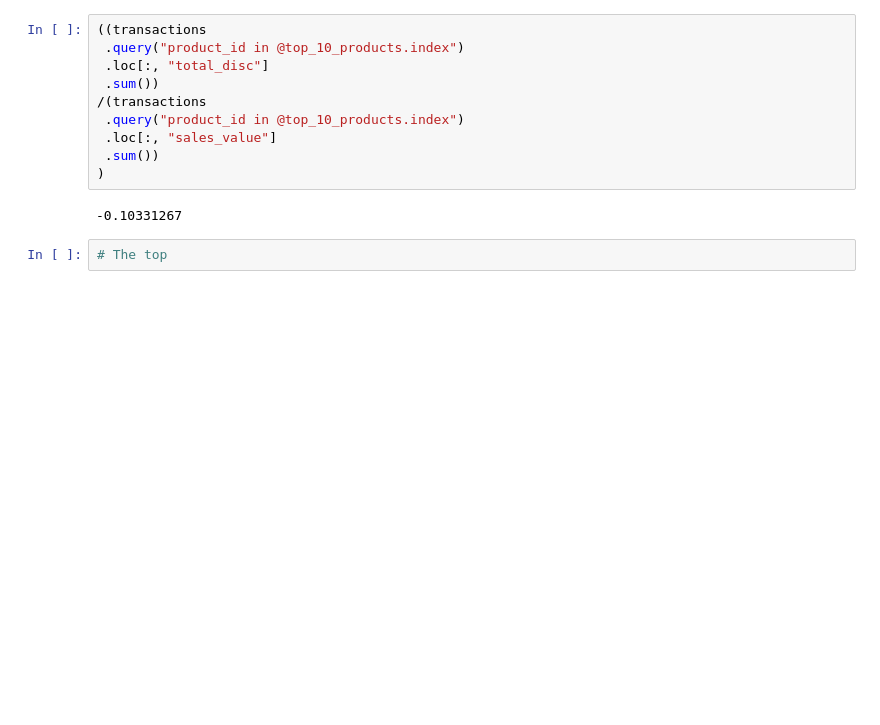
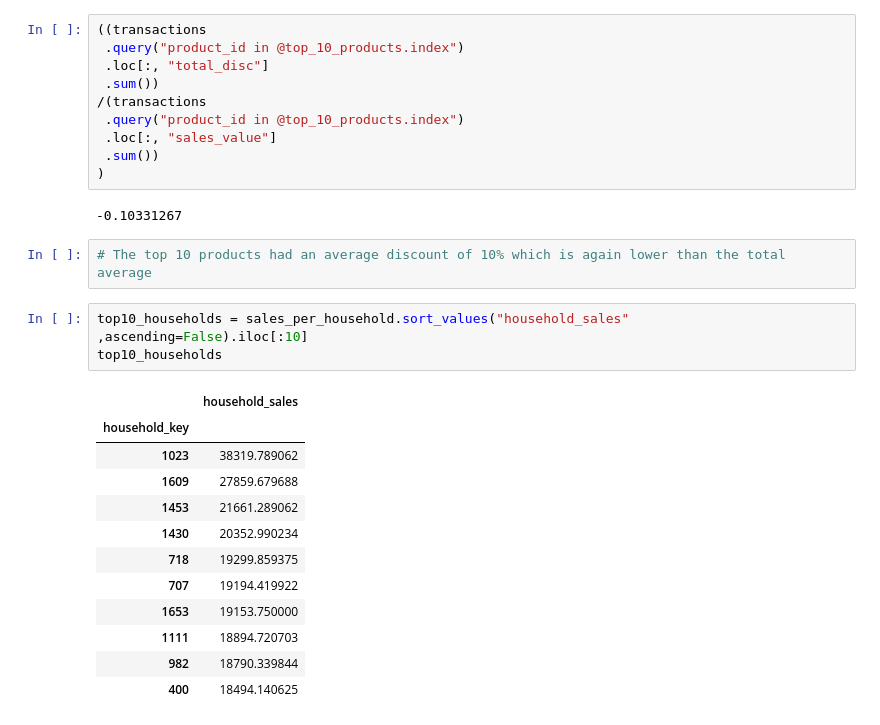
Before and after one commit to atsianis/Sales-Analysis-w-Pandas, a Jupyter notebook: section06_midcourse_project.ipynb, the cells around one changed output. Cells and saved outputs as stored; diff of their text form; blank space fills up the shorter version.

```diff
--- a/section06_midcourse_project.ipynb
+++ b/section06_midcourse_project.ipynb
@@ -369,4 +369,20 @@ top_10_products
 # %% [output]
 -0.10331267
 # %%
-# The top
+# The top 10 products had an average discount of 10% which is again lower than the total average
+# %%
+top10_households = sales_per_household.sort_values("household_sales" ,ascending=False).iloc[:10]
+top10_households
+# %% [output]
+|  | household_sales |
+| household_key |  |
+| 1023 | 38319.789062 |
+| 1609 | 27859.679688 |
+| 1453 | 21661.289062 |
+| 1430 | 20352.990234 |
+| 718 | 19299.859375 |
+| 707 | 19194.419922 |
+| 1653 | 19153.750000 |
+| 1111 | 18894.720703 |
+| 982 | 18790.339844 |
+| 400 | 18494.140625 |
```
Also changed, not shown: parts of 1 cell of this notebook.
